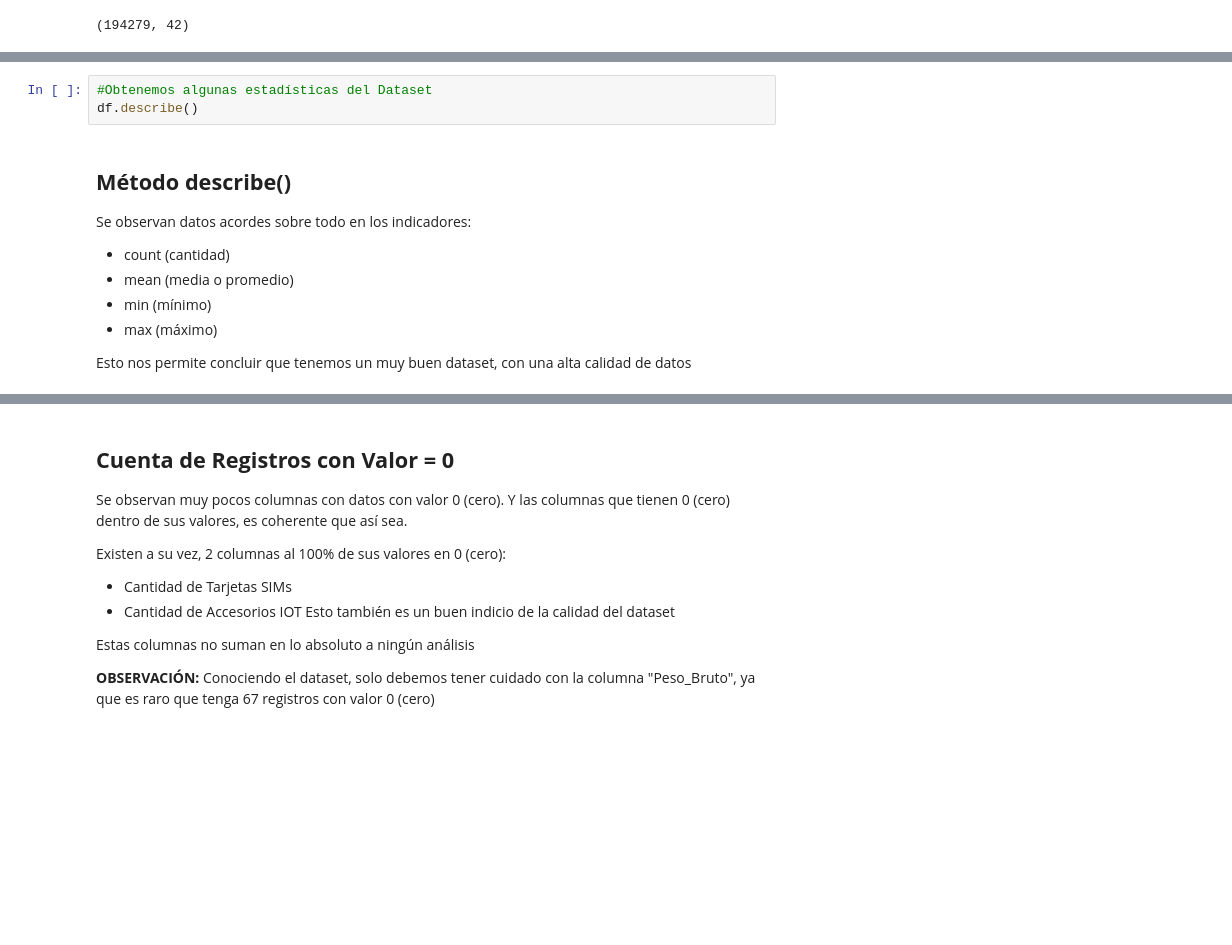
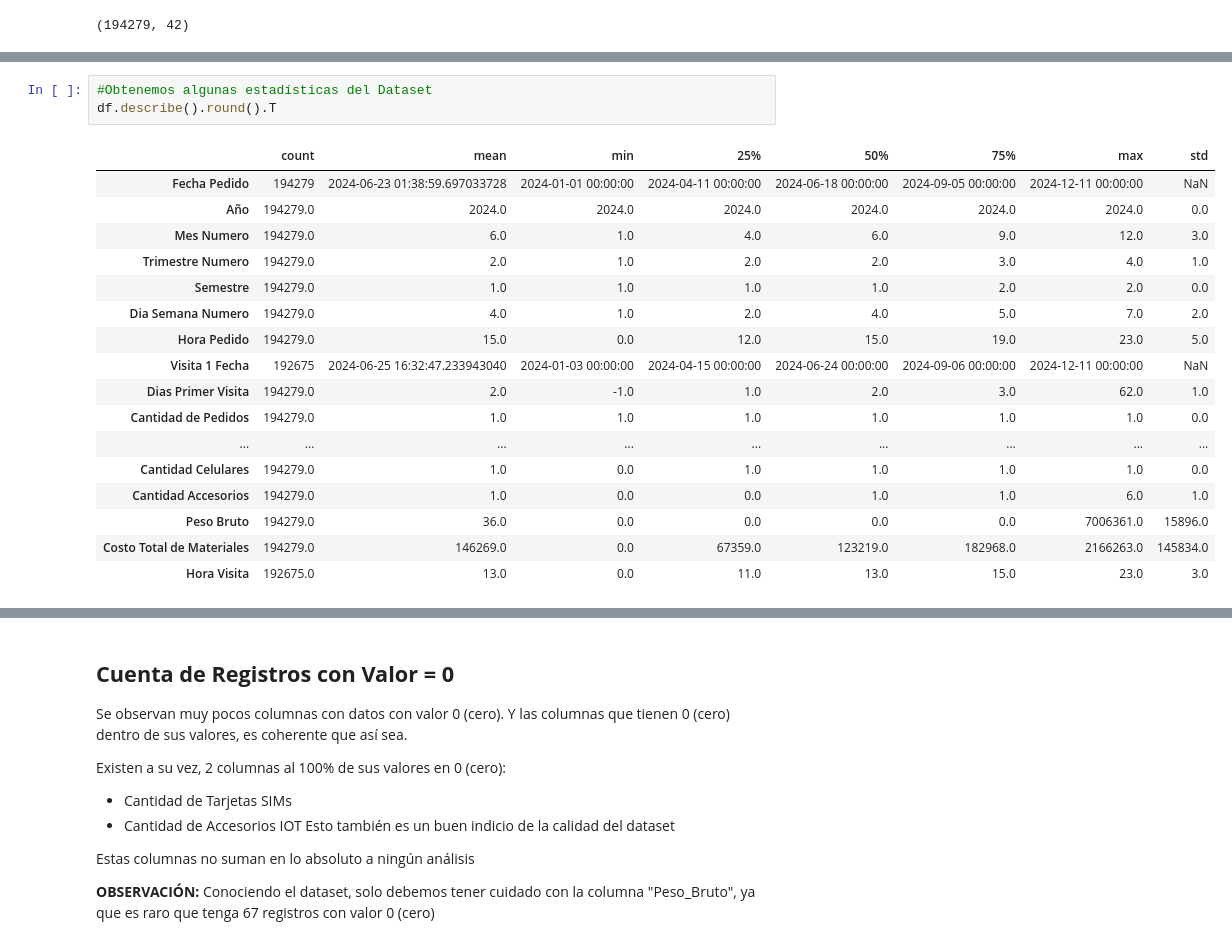
Before and after one commit to Leonardo-rodcas/Proyecto-DS-61190-E-Commerce, a Jupyter notebook: ProyectoDS_Rodriguez_Castillo_Leonardo.ipynb, the cells around one changed output, grey strips where cells are left out. Cells and saved outputs as stored; diff of their text form; blank space fills up the shorter version.

```diff
--- a/ProyectoDS_Rodriguez_Castillo_Leonardo.ipynb
+++ b/ProyectoDS_Rodriguez_Castillo_Leonardo.ipynb
@@ -293,12 +411,21 @@ df.tail(5)
 # %%
 #Obtenemos algunas estadísticas del Dataset
-df.describe()
+df.describe().round().T
+# %% [output]
+|  | count | mean | min | 25% | 50% | 75% | max | std |
+| Fecha Pedido | 194279 | 2024-06-23 01:38:59.697033728 | 2024-01-01 00:00:00 | 2024-04-11 00:00:00 | 2024-06-18 00:00:00 | 2024-09-05 00:00:00 | 2024-12-11 00:00:00 | NaN |
+| Año | 194279.0 | 2024.0 | 2024.0 | 2024.0 | 2024.0 | 2024.0 | 2024.0 | 0.0 |
+| Mes Numero | 194279.0 | 6.0 | 1.0 | 4.0 | 6.0 | 9.0 | 12.0 | 3.0 |
+| Trimestre Numero | 194279.0 | 2.0 | 1.0 | 2.0 | 2.0 | 3.0 | 4.0 | 1.0 |
+| Semestre | 194279.0 | 1.0 | 1.0 | 1.0 | 1.0 | 2.0 | 2.0 | 0.0 |
+| Dia Semana Numero | 194279.0 | 4.0 | 1.0 | 2.0 | 4.0 | 5.0 | 7.0 | 2.0 |
+| Hora Pedido | 194279.0 | 15.0 | 0.0 | 12.0 | 15.0 | 19.0 | 23.0 | 5.0 |
+| Visita 1 Fecha | 192675 | 2024-06-25 16:32:47.233943040 | 2024-01-03 00:00:00 | 2024-04-15 00:00:00 | 2024-06-24 00:00:00 | 2024-09-06 00:00:00 | 2024-12-11 00:00:00 | NaN |
+| Dias Primer Visita | 194279.0 | 2.0 | -1.0 | 1.0 | 2.0 | 3.0 | 62.0 | 1.0 |
+| Cantidad de Pedidos | 194279.0 | 1.0 | 1.0 | 1.0 | 1.0 | 1.0 | 1.0 | 0.0 |
+| ... | ... | ... | ... | ... | ... | ... | ... | ... |
+| Cantidad Celulares | 194279.0 | 1.0 | 0.0 | 1.0 | 1.0 | 1.0 | 1.0 | 0.0 |
+| Cantidad Accesorios | 194279.0 | 1.0 | 0.0 | 0.0 | 1.0 | 1.0 | 6.0 | 1.0 |
+| Peso Bruto | 194279.0 | 36.0 | 0.0 | 0.0 | 0.0 | 0.0 | 7006361.0 | 15896.0 |
+| Costo Total de Materiales | 194279.0 | 146269.0 | 0.0 | 67359.0 | 123219.0 | 182968.0 | 2166263.0 | 145834.0 |
+| Hora Visita | 192675.0 | 13.0 | 0.0 | 11.0 | 13.0 | 15.0 | 23.0 | 3.0 |
-# %% [markdown]
-## **Método describe()**
-Se observan datos acordes sobre todo en los indicadores:
-*   count (cantidad)
-*   mean (media o promedio)
-*   min (mínimo)
-*   max (máximo)
-
-Esto nos permite concluir que tenemos un muy buen dataset, con una alta calidad de datos
```
Also changed, not shown: parts of 19 cells of this notebook.
